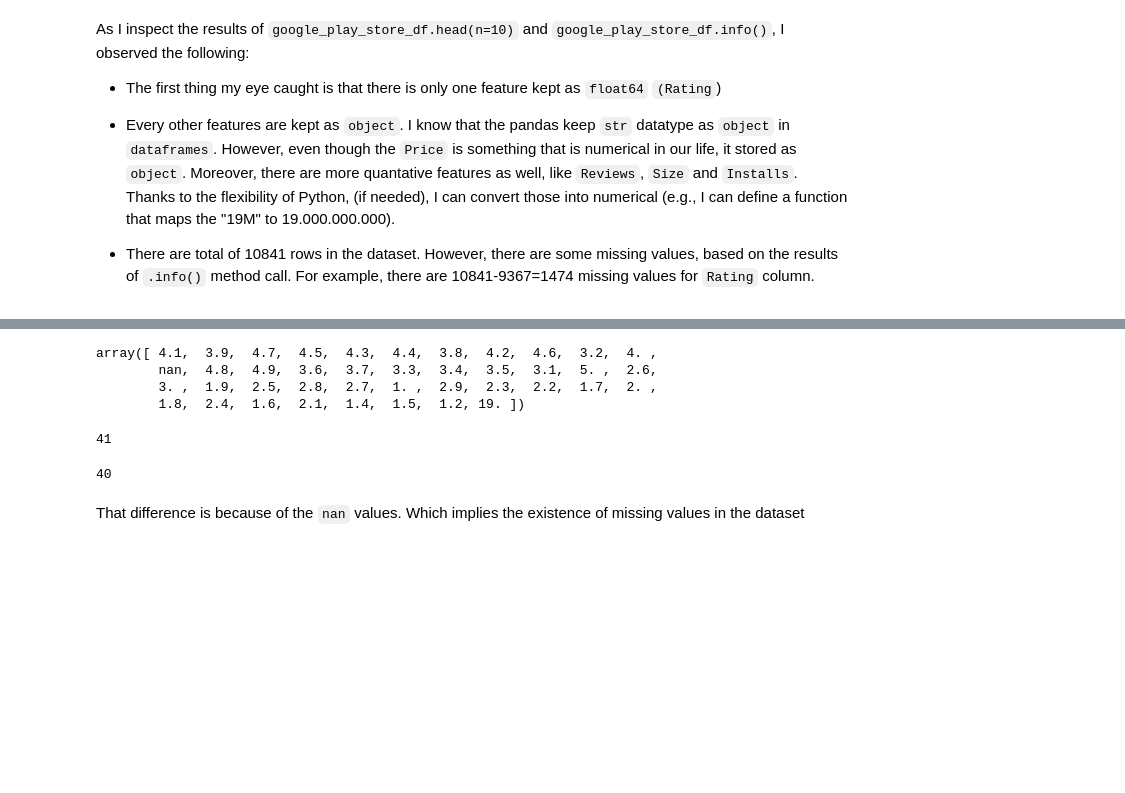
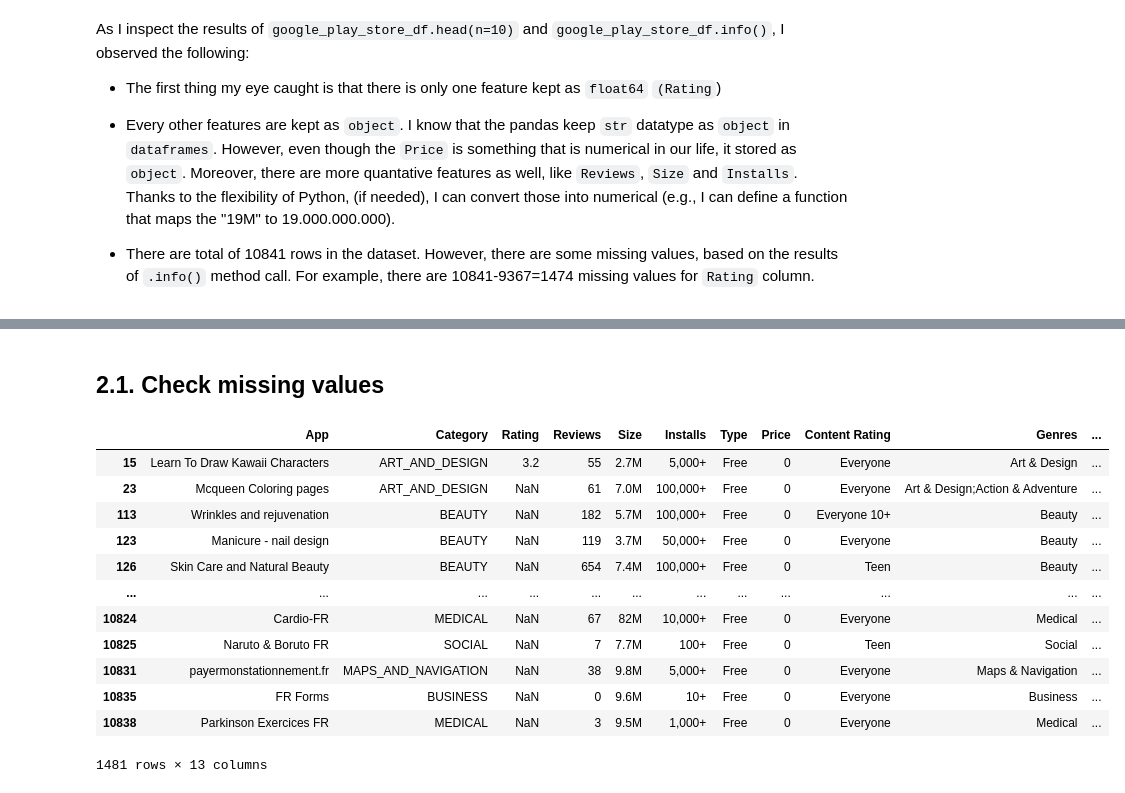
Before and after one commit to emredemirbas/google-playstore-eda, a Jupyter notebook: google_play_store_eda.ipynb, the cells around one changed output, grey strips where cells are left out. Drawn from its saved outputs; the diff is of its cells as text; code cells hidden in the pictures; blank space fills up the shorter version.

Commit message:
Some missing values and categories are handled.

```diff
--- a/google_play_store_eda.ipynb
+++ b/google_play_store_eda.ipynb
@@ -96,19 +97,19 @@ google_play_store_df.describe()
-# %%
-# Display list of unique values in Rating column
-google_play_store_df["Rating"].unique()
-# %% [output]
-array([ 4.1,  3.9,  4.7,  4.5,  4.3,  4.4,  3.8,  4.2,  4.6,  3.2,  4. ,
-        nan,  4.8,  4.9,  3.6,  3.7,  3.3,  3.4,  3.5,  3.1,  5. ,  2.6,
-        3. ,  1.9,  2.5,  2.8,  2.7,  1. ,  2.9,  2.3,  2.2,  1.7,  2. ,
-        1.8,  2.4,  1.6,  2.1,  1.4,  1.5,  1.2, 19. ])
-# %%
-len(google_play_store_df["Rating"].unique())
-# %% [output]
-41
-# %%
-# Number of unique ratings
-google_play_store_df["Rating"].nunique()
-# %% [output]
-40
-# %% [markdown]
-That difference is because of the `nan` values. Which implies the existence of missing values in the dataset
+# %% [markdown]
+## 2.1. Check missing values
+# %%
+# Display rows with any missing values
+google_play_store_df[google_play_store_df.isna().any(axis=1)]
+# %% [output]
+|  | App | Category | Rating | Reviews | Size | Installs | Type | Price | Content Rating | Genres | ... |
+| 15 | Learn To Draw Kawaii Characters | ART_AND_DESIGN | 3.2 | 55 | 2.7M | 5,000+ | Free | 0 | Everyone | Art & Design | ... |
+| 23 | Mcqueen Coloring pages | ART_AND_DESIGN | NaN | 61 | 7.0M | 100,000+ | Free | 0 | Everyone | Art & Design;Action & Adventure | ... |
+| 113 | Wrinkles and rejuvenation | BEAUTY | NaN | 182 | 5.7M | 100,000+ | Free | 0 | Everyone 10+ | Beauty | ... |
+| 123 | Manicure - nail design | BEAUTY | NaN | 119 | 3.7M | 50,000+ | Free | 0 | Everyone | Beauty | ... |
+| 126 | Skin Care and Natural Beauty | BEAUTY | NaN | 654 | 7.4M | 100,000+ | Free | 0 | Teen | Beauty | ... |
+| ... | ... | ... | ... | ... | ... | ... | ... | ... | ... | ... | ... |
+| 10824 | Cardio-FR | MEDICAL | NaN | 67 | 82M | 10,000+ | Free | 0 | Everyone | Medical | ... |
+| 10825 | Naruto & Boruto FR | SOCIAL | NaN | 7 | 7.7M | 100+ | Free | 0 | Teen | Social | ... |
+| 10831 | payermonstationnement.fr | MAPS_AND_NAVIGATION | NaN | 38 | 9.8M | 5,000+ | Free | 0 | Everyone | Maps & Navigation | ... |
+| 10835 | FR Forms | BUSINESS | NaN | 0 | 9.6M | 10+ | Free | 0 | Everyone | Business | ... |
+| 10838 | Parkinson Exercices FR | MEDICAL | NaN | 3 | 9.5M | 1,000+ | Free | 0 | Everyone | Medical | ... |
+1481 rows × 13 columns
```
Also changed, not shown: parts of 16 cells of this notebook.
